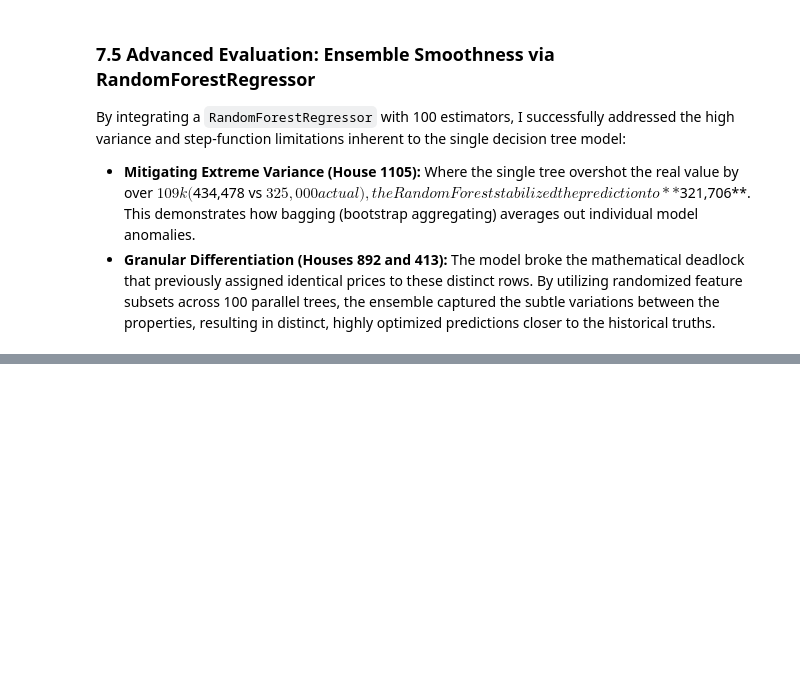
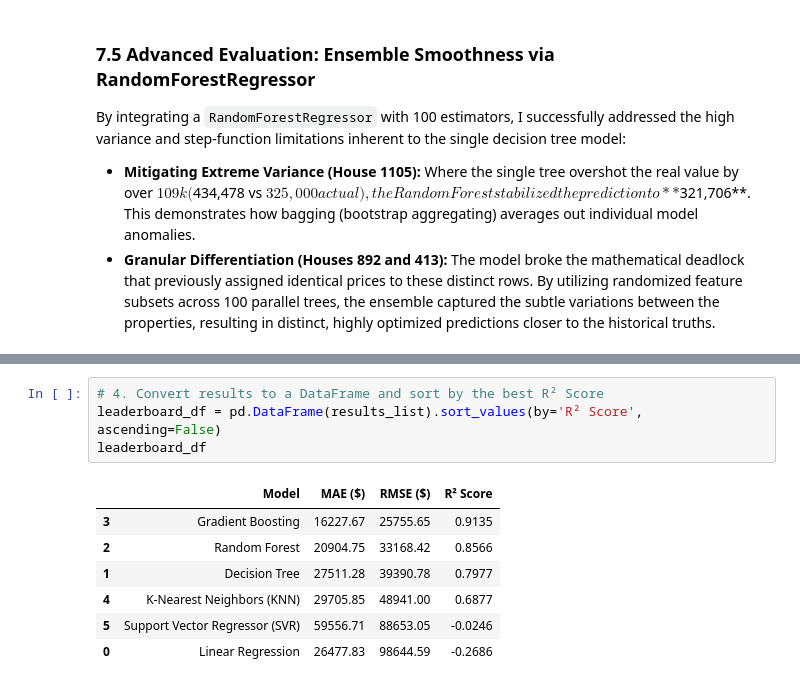
Before and after one commit to Rafaeldovale/ames-housing-regression, a Jupyter notebook: notebooks/ames_housing_analysis.ipynb, the cells around one changed output, grey strips where cells are left out. Drawn from its saved outputs; the diff is of its cells as text; blank space fills up the shorter version.

```diff
--- a/notebooks/ames_housing_analysis.ipynb
+++ b/notebooks/ames_housing_analysis.ipynb
@@ -489,0 +528,12 @@ By integrating a `RandomForestRegressor` with 100 estimators, I successfully add
+# %%
+# 4. Convert results to a DataFrame and sort by the best R² Score
+leaderboard_df = pd.DataFrame(results_list).sort_values(by='R² Score', ascending=False)
+leaderboard_df
+# %% [output]
+|  | Model | MAE ($) | RMSE ($) | R² Score |
+| 3 | Gradient Boosting | 16227.67 | 25755.65 | 0.9135 |
+| 2 | Random Forest | 20904.75 | 33168.42 | 0.8566 |
+| 1 | Decision Tree | 27511.28 | 39390.78 | 0.7977 |
+| 4 | K-Nearest Neighbors (KNN) | 29705.85 | 48941.00 | 0.6877 |
+| 5 | Support Vector Regressor (SVR) | 59556.71 | 88653.05 | -0.0246 |
+| 0 | Linear Regression | 26477.83 | 98644.59 | -0.2686 |
```
Also changed, not shown: parts of 17 cells of this notebook, 2 other files.
